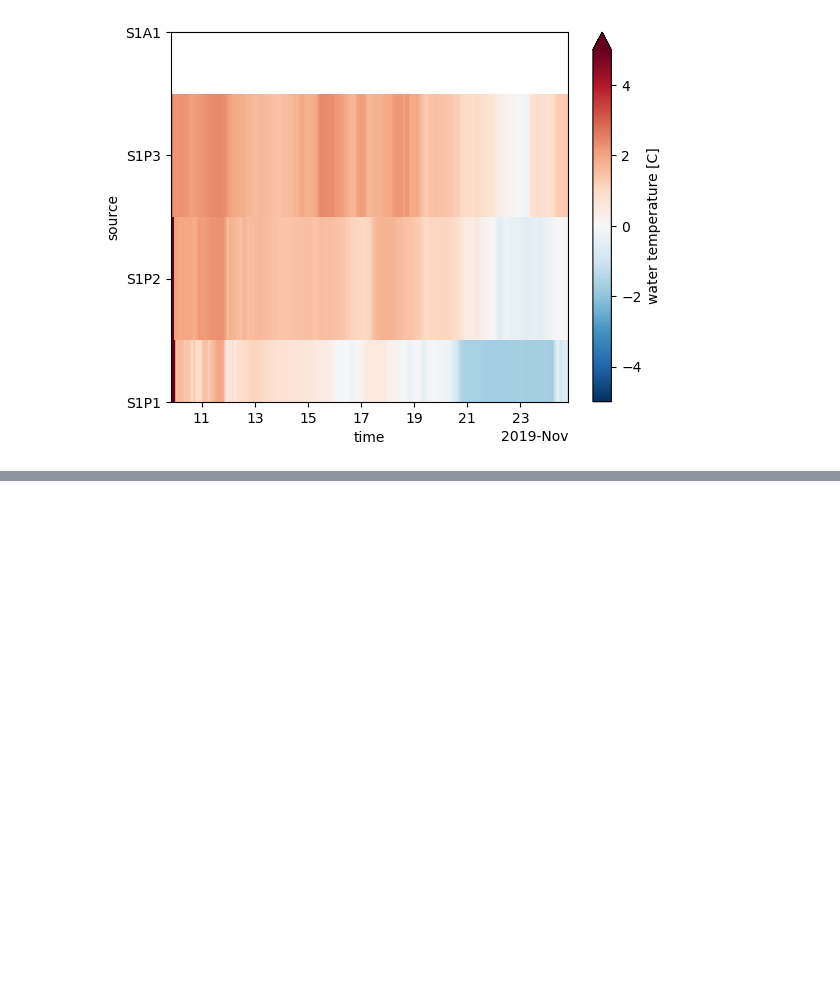
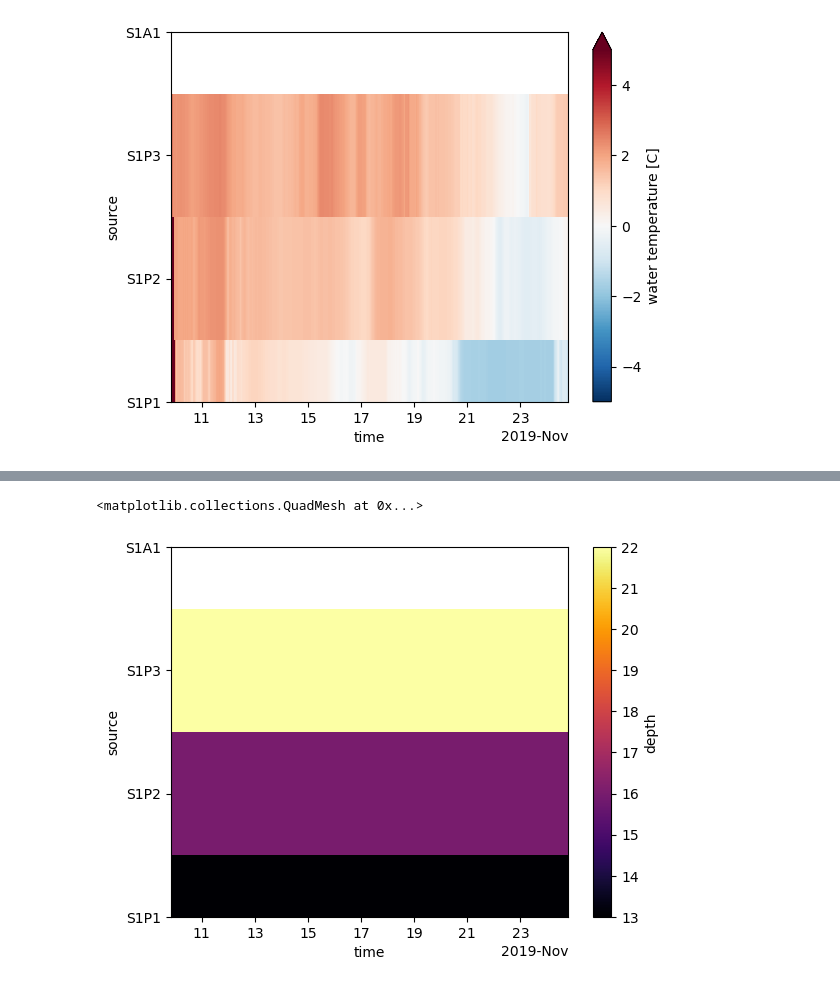
Before and after one commit to UW-GDA/Society_of_Bouy_Cowboys, a Jupyter notebook: Calculations /CreateMooring_XArray.ipynb, the cells around one changed output, grey strips where cells are left out. Saved outputs shown, nothing was run; the diff lists cells and outputs as text; code cells hidden in the pictures; blank space fills up the shorter version.

```diff
--- a/Calculations /CreateMooring_XArray.ipynb
+++ b/Calculations /CreateMooring_XArray.ipynb
@@ -164,0 +174,9 @@ ds_waves.plot(x= 'time', y='source', vmin=-5, vmax=5, cmap= 'RdBu_r')
+# %%
+ds_waves= ds_out['depth']
+
+f, ax =plt.subplots()
+
+ds_waves.plot(x= 'time', y='source', cmap= 'inferno')
+# %% [output]
+<matplotlib.collections.QuadMesh at 0x...>
+[figure, added]
```
Also changed, not shown: parts of 1 cell of this notebook, 5 other files.
